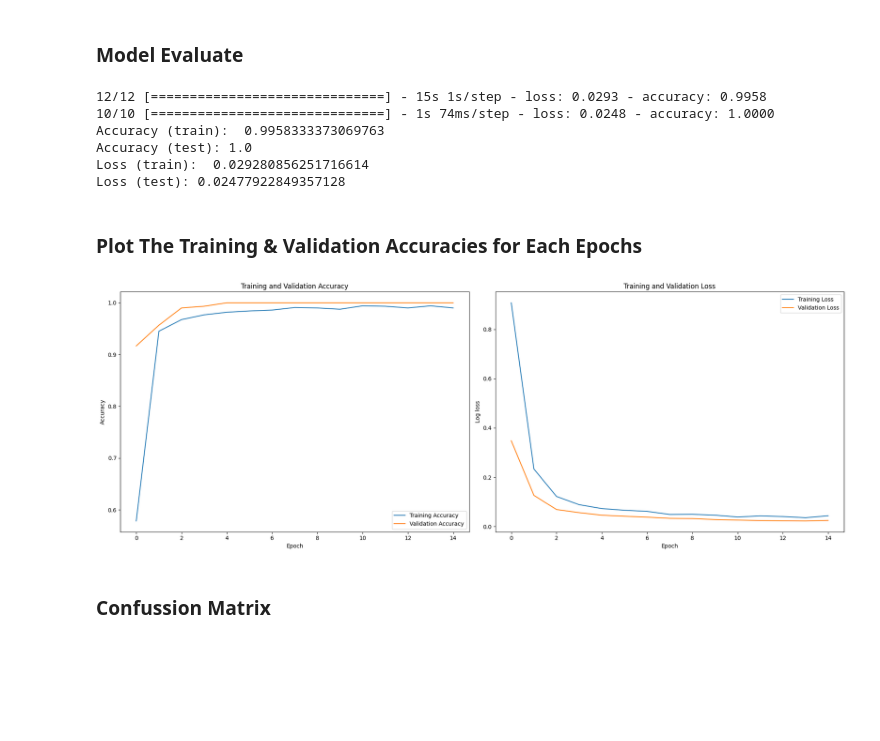
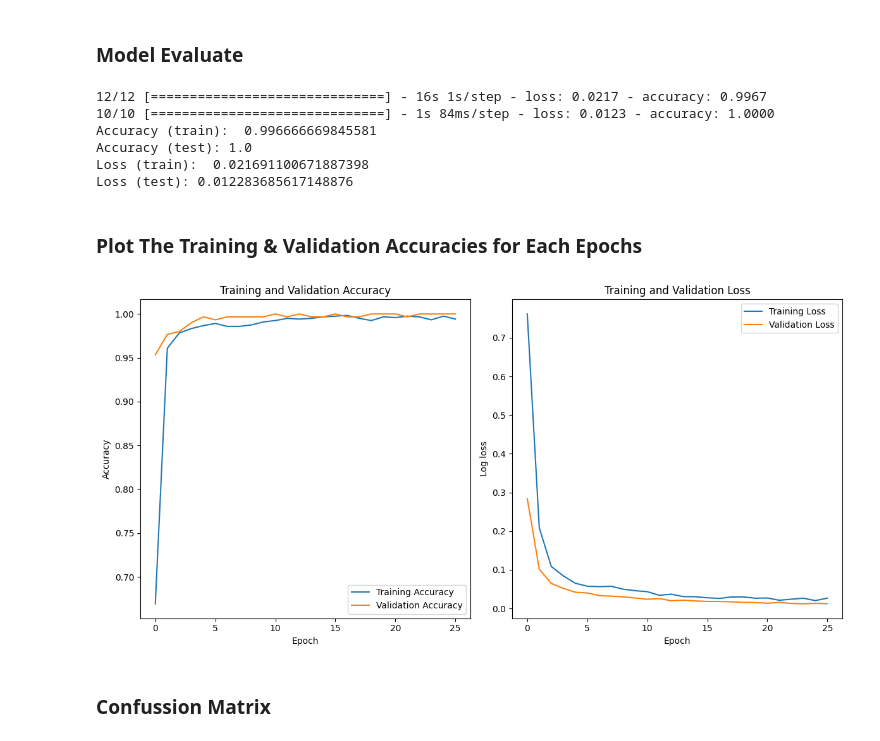
Before and after one commit to SyarifulMsth/TaniCerdas, a Jupyter notebook: notebooks/Jagung_Models.ipynb, the cells around one changed output. Cells and saved outputs as stored; diff of their text form; code cells hidden in the pictures; blank space fills up the shorter version.

```diff
--- a/notebooks/Jagung_Models.ipynb
+++ b/notebooks/Jagung_Models.ipynb
@@ -136,7 +136,6 @@ train_generator = train_datagen.flow_from_directory(
         batch_size = 100,
         target_size = (224,224),
         class_mode = 'categorical',
-        color_mode = 'rgb',
         subset='training'
 )
 
@@ -145,8 +144,8 @@ validation_generator = validation_datagen.flow_from_directory(
         batch_size = 32,
         target_size = (224,224),
         class_mode = 'categorical',
-        color_mode = 'rgb',
-        subset='validation'
+        subset='validation',
+        shuffle=False
 )
 # %% [output]
 Found 1200 images belonging to 3 classes.
@@ -200,7 +187,7 @@ Indexs: 2
 # %% [markdown]
 ## Callback
 # %%
-callbacks = tf.keras.callbacks.EarlyStopping(monitor="val_accuracy", patience=10, verbose=1)
+callbacks = tf.keras.callbacks.EarlyStopping(monitor="val_accuracy", patience=15, verbose=1)
 # %% [markdown]
 # DenseNet121 Model Architecture
 # %%
@@ -294,37 +281,37 @@ print('Accuracy (test):', score_valid[1])
 print('Loss (train): ', score_train[0])
 print('Loss (test):', score_valid[0])
 # %% [output]
-12/12 [==============================] - 15s 1s/step - loss: 0.0293 - accuracy: 0.9958
-10/10 [==============================] - 1s 74ms/step - loss: 0.0248 - accuracy: 1.0000
-Accuracy (train):  0.9958333373069763
+12/12 [==============================] - 16s 1s/step - loss: 0.0217 - accuracy: 0.9967
+10/10 [==============================] - 1s 84ms/step - loss: 0.0123 - accuracy: 1.0000
+Accuracy (train):  0.996666669845581
 Accuracy (test): 1.0
-Loss (train):  0.029280856251716614
-Loss (test): 0.02477922849357128
+Loss (train):  0.021691100671887398
+Loss (test): 0.012283685617148876
 # %% [markdown]
 ### Plot The Training & Validation Accuracies for Each Epochs
 # %%
-plt.figure(figsize=(19,7))
+plt.figure(figsize=(12,6))
 
 plt.subplot(1, 2, 1)
 plt.plot(densenet_history.history['accuracy'], label='Training Accuracy')
 plt.plot(densenet_history.history['val_accuracy'], label='Validation Accuracy')
 plt.xlabel('Epoch')
 plt.ylabel('Accuracy')
 plt.title('Training and Validation Accuracy')
 plt.legend()
 
 plt.subplot(1, 2, 2)
 plt.plot(densenet_history.history['loss'], label='Training Loss')
 plt.plot(densenet_history.history['val_loss'], label='Validation Loss')
 plt.xlabel('Epoch')
 plt.ylabel('Log loss')
 plt.title('Training and Validation Loss')
 plt.legend()
 
 plt.tight_layout()
 plt.show()
 # %% [output]
-[figure, old version]
+[figure, new version]
 # %% [markdown]
 ### Confussion Matrix
 # %%
```
Also changed, not shown: parts of 12 cells of this notebook.
